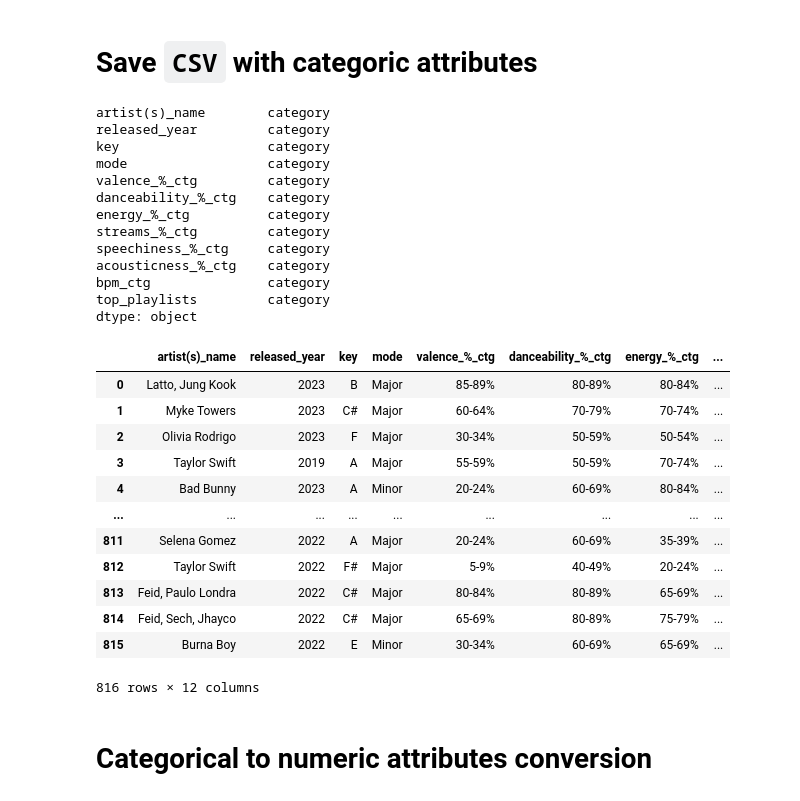
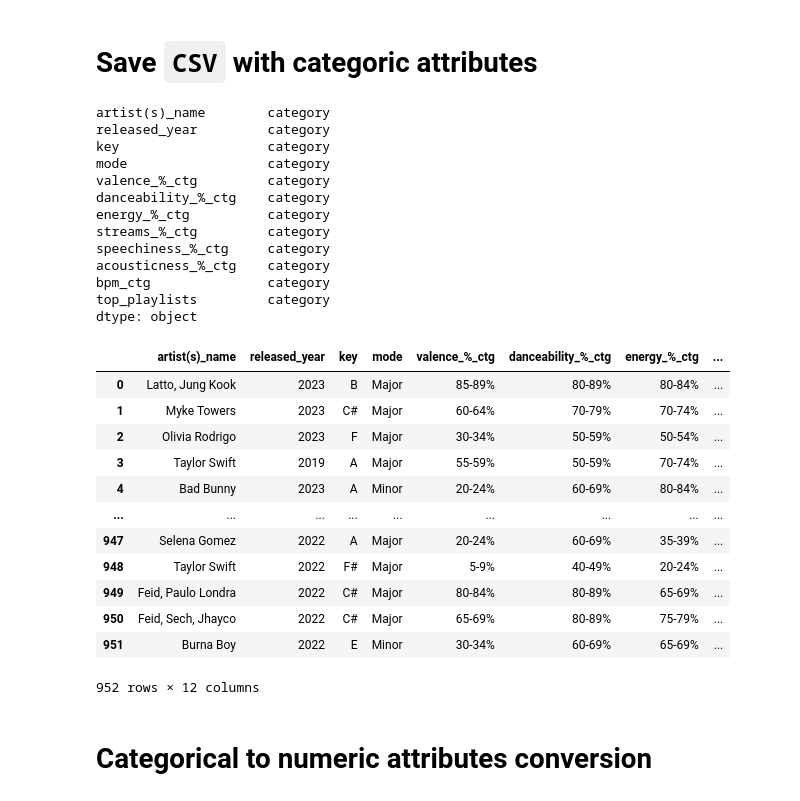
Before and after one commit to hungdojan/UPA_Project, a Jupyter notebook: Part2/proj2.ipynb, the cells around one changed output. Saved outputs shown, nothing was run; the diff lists cells and outputs as text; code cells hidden in the pictures.

```diff
--- a/Part2/proj2.ipynb
+++ b/Part2/proj2.ipynb
@@ -224,7 +221,7 @@ colors = ['blue', 'green', 'darkorange', 'red', 'deepskyblue']
 cols = ['valence_%', 'danceability_%', 'energy_%', 'speechiness_%', 'streams']
 fig, axs = plt.subplots(1, len(cols), figsize=(len(cols) * 4, 3))
 for i, col in enumerate(cols):
-    axs[i].hist(df[col], bins=50, color=colors[i], alpha=0.75)
+    axs[i].hist(df2[col], bins=50, color=colors[i], alpha=0.75)
     axs[i].set_title(col)
     axs[i].set_xlabel('Value')
     axs[i].set_ylabel('Frequency')
@@ -240,7 +237,7 @@ axs[2].axis('off')
 axs[3].axis('off')
 axs[4].axis('off')
 for i, col in enumerate(cols):
-    axs[i].hist(df[col], bins=50, color=colors[i], alpha=0.75)
+    axs[i].hist(df2[col], bins=50, color=colors[i], alpha=0.75)
     axs[i].set_title(col)
     axs[i].set_xlabel('Value')
     axs[i].set_ylabel('Frequency')
@@ -300,7 +297,7 @@ k = 7
 colors = ['blue', 'green', 'magenta', 'lime', 'orange', 'red', 'deepskyblue']
 
 # Data for clustering
-data = pd.DataFrame(df.copy(), columns=cols)
+data = pd.DataFrame(df2.copy(), columns=cols)
 data['total'] = data.iloc[:, 0:3].sum(axis=1)
 
 # Kmeans clustering to group by top songs in playlists
@@ -324,7 +321,7 @@ labels = [indexes[i] for i in labels]
 
 # Finally assign cluster labels to dataframes
 data['top_playlists'] = labels
-df['top_playlists'] = labels
+df2['top_playlists'] = labels
 
 
 # 3D plot
@@ -367,47 +364,47 @@ cols_to_drop = [
 ]
 
 # Drop columns
 for col in cols_to_drop:
-    if col in df.columns:
-        df.drop(col, axis=1, inplace=True)
+    if col in df2.columns:
+        df2.drop(col, axis=1, inplace=True)
 
 # Convert to category types
-for col in df.columns:
-    df[col] = df[col].astype('category')
+for col in df2.columns:
+    df2[col] = df2[col].astype('category')
 
-print(df.dtypes)
+print(df2.dtypes)
 
-df = df.reset_index(drop=True)
-df.head(50).to_csv(csv_categoric, index=False)
+df2 = df2.reset_index(drop=True)
+df2.head(50).to_csv(csv_categoric, index=False)
 
-df
+df2
 # %% [output]
 artist(s)_name        category
 released_year         category
 key                   category
 mode                  category
 valence_%_ctg         category
 danceability_%_ctg    category
 energy_%_ctg          category
 streams_%_ctg         category
 speechiness_%_ctg     category
 acousticness_%_ctg    category
 bpm_ctg               category
 top_playlists         category
 dtype: object
 |  | artist(s)_name | released_year | key | mode | valence_%_ctg | danceability_%_ctg | energy_%_ctg | ... |
 | 0 | Latto, Jung Kook | 2023 | B | Major | 85-89% | 80-89% | 80-84% | ... |
 | 1 | Myke Towers | 2023 | C# | Major | 60-64% | 70-79% | 70-74% | ... |
 | 2 | Olivia Rodrigo | 2023 | F | Major | 30-34% | 50-59% | 50-54% | ... |
 | 3 | Taylor Swift | 2019 | A | Major | 55-59% | 50-59% | 70-74% | ... |
 | 4 | Bad Bunny | 2023 | A | Minor | 20-24% | 60-69% | 80-84% | ... |
 | ... | ... | ... | ... | ... | ... | ... | ... | ... |
-| 811 | Selena Gomez | 2022 | A | Major | 20-24% | 60-69% | 35-39% | ... |
-| 812 | Taylor Swift | 2022 | F# | Major | 5-9% | 40-49% | 20-24% | ... |
-| 813 | Feid, Paulo Londra | 2022 | C# | Major | 80-84% | 80-89% | 65-69% | ... |
-| 814 | Feid, Sech, Jhayco | 2022 | C# | Major | 65-69% | 80-89% | 75-79% | ... |
-| 815 | Burna Boy | 2022 | E | Minor | 30-34% | 60-69% | 65-69% | ... |
+| 947 | Selena Gomez | 2022 | A | Major | 20-24% | 60-69% | 35-39% | ... |
+| 948 | Taylor Swift | 2022 | F# | Major | 5-9% | 40-49% | 20-24% | ... |
+| 949 | Feid, Paulo Londra | 2022 | C# | Major | 80-84% | 80-89% | 65-69% | ... |
+| 950 | Feid, Sech, Jhayco | 2022 | C# | Major | 65-69% | 80-89% | 75-79% | ... |
+| 951 | Burna Boy | 2022 | E | Minor | 30-34% | 60-69% | 65-69% | ... |
-816 rows × 12 columns
+952 rows × 12 columns
 # %% [markdown]
 # **Categorical to numeric attributes conversion**
 # %%
```
Also changed, not shown: parts of 7 cells of this notebook, 3 other files.
